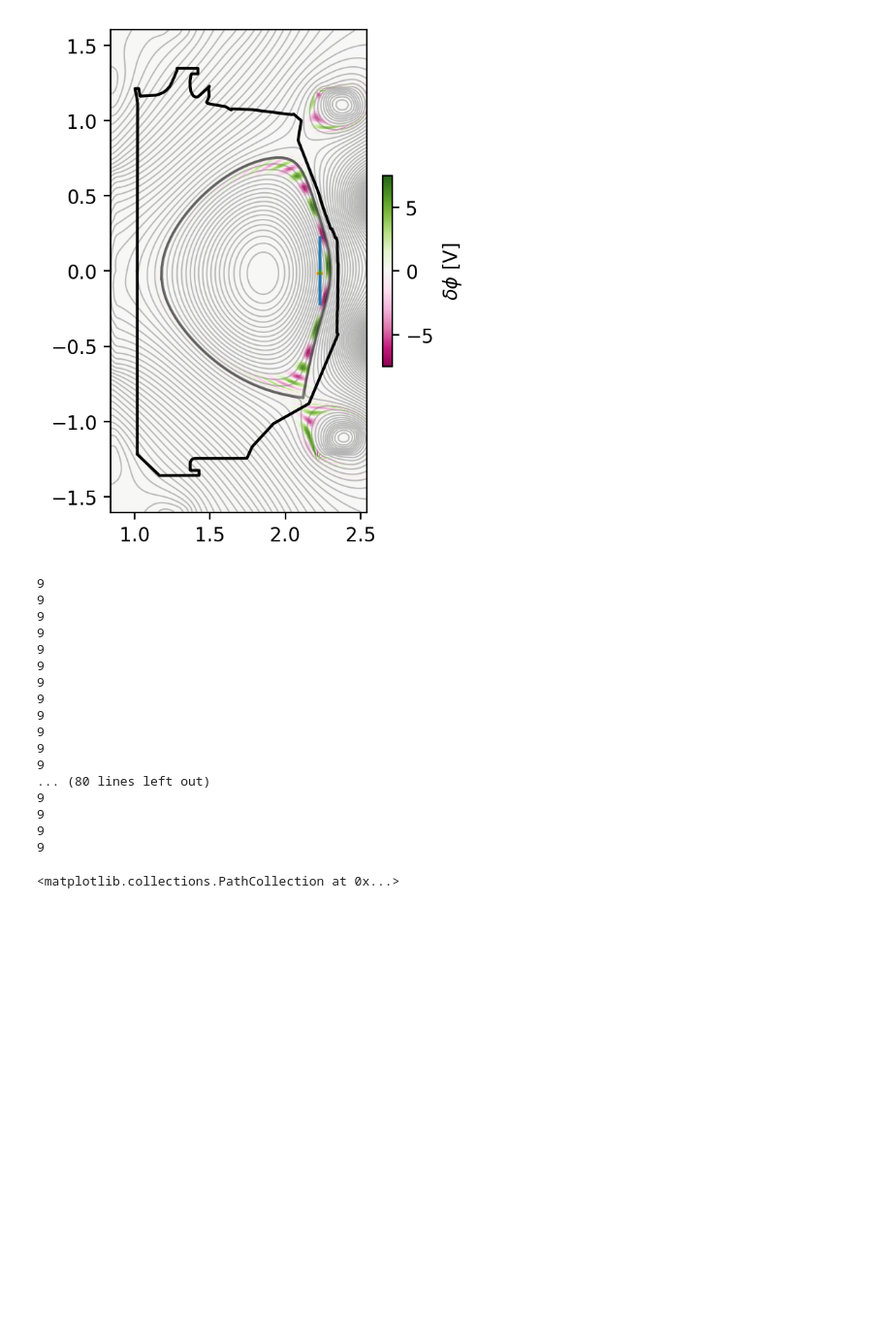
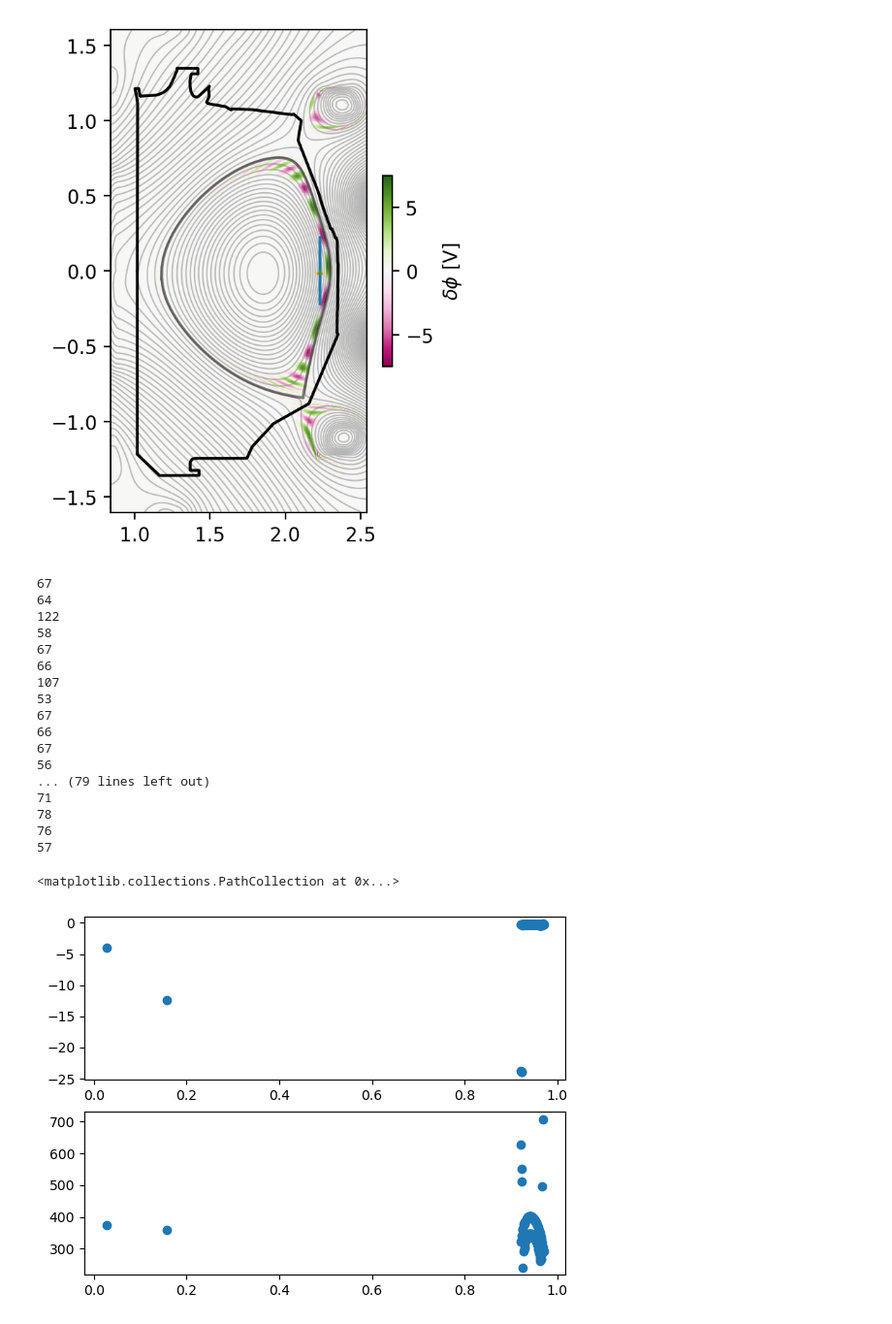
Before and after one commit to Maplenormandy/c1lgkt-jax, a Jupyter notebook: bin/negative_triangularity/nt_analysis.ipynb, the cells around one changed output. Shown at 97% size. Saved outputs shown, nothing was run; the diff lists cells and outputs as text; code cells hidden in the pictures; blank space fills up the shorter version.

```diff
--- a/bin/negative_triangularity/nt_analysis.ipynb
+++ b/bin/negative_triangularity/nt_analysis.ipynb
@@ -205,51 +164,52 @@ for i in range(0,1):
 # %%
 # %% Compute rotation numbers
 
-%matplotlib qt
+nump = len(y0.r)
 
 omega_b = np.zeros(nump)
 r_avg = np.zeros(nump)
 iota = np.zeros(nump)
 total_phase = np.zeros(nump)
 
-omega_eikonal = 2*jnp.pi*27.0
-n_eikonal = 6
+omega_eikonal = eikonal_field.omega[0]
+n_eikonal = eikonal_field.n[0]
 
 for k in range(nump):
-    punc = ppuncs[k]
+    punc = npuncs[k]
 
     r_p, varphi_p, z_p, upar_p, mu_p = punc.yp
     print(len(r_p))
     phase = n_eikonal*varphi_p - (punc.tp*omega_eikonal) # pyright: ignore
     total_phase[k] = phase[-1] - phase[0]
 
     iota[k] = np.sum(wba_weights(len(phase)-1) * np.diff(phase) / n_eikonal)
     r_avg[k] = np.sum(wba_weights(len(phase)) * r_p)
     omega_b[k] = 2*np.pi / (np.sum(wba_weights(len(phase)-1) * np.diff(punc.tp)))
 
 
 psi_avg = eq.interp_psi(r_avg, jnp.full_like(r_avg, eq.zaxis))
 plt.figure()
 plt.subplot(211)
 plt.scatter(psi_avg/eq.psix, iota)
 plt.subplot(212)
 plt.scatter(psi_avg/eq.psix, omega_b)
 # %% [output]
-9
-9
-9
-9
-9
-9
-9
-9
-9
-9
-9
-9
-... (80 lines left out)
-9
-9
-9
-9
+67
+64
+122
+58
+67
+66
+107
+53
+67
+66
+67
+56
+... (79 lines left out)
+71
+78
+76
+57
 <matplotlib.collections.PathCollection at 0x...>
+[figure, added]
```
Also changed, not shown: parts of 10 cells of this notebook, 8 other files.
